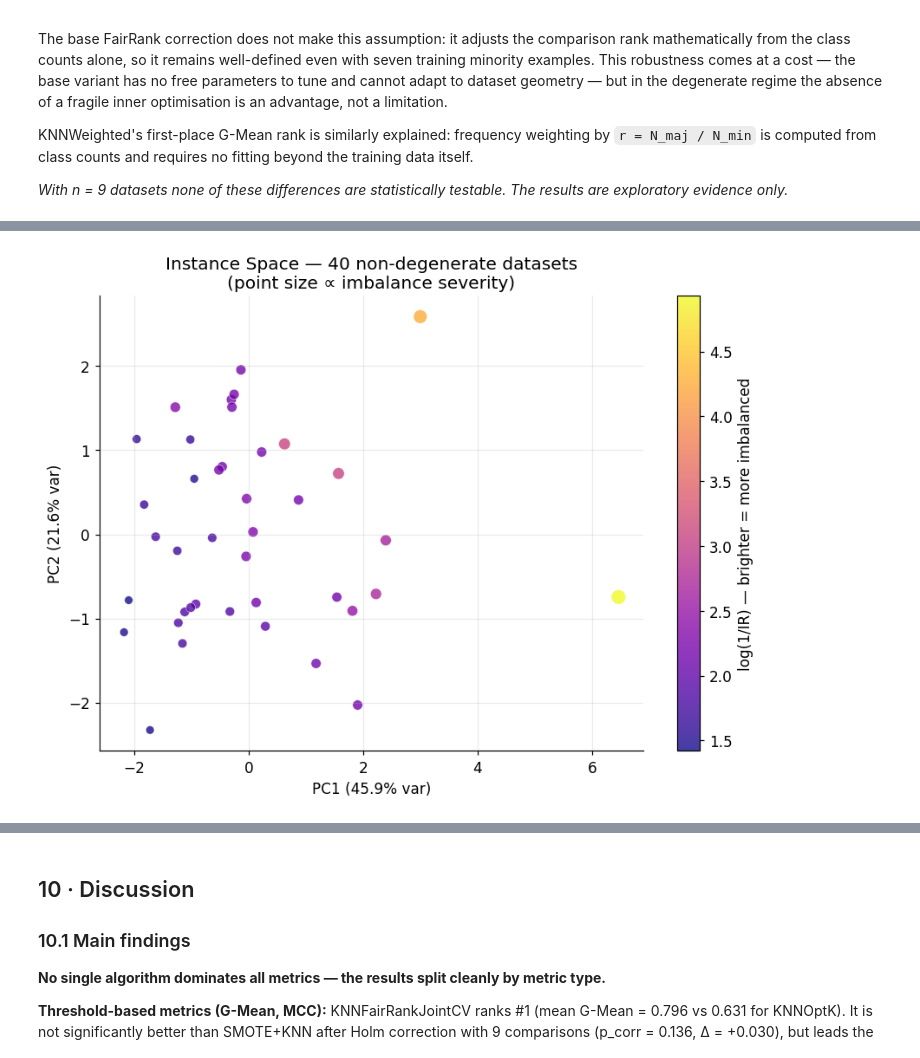
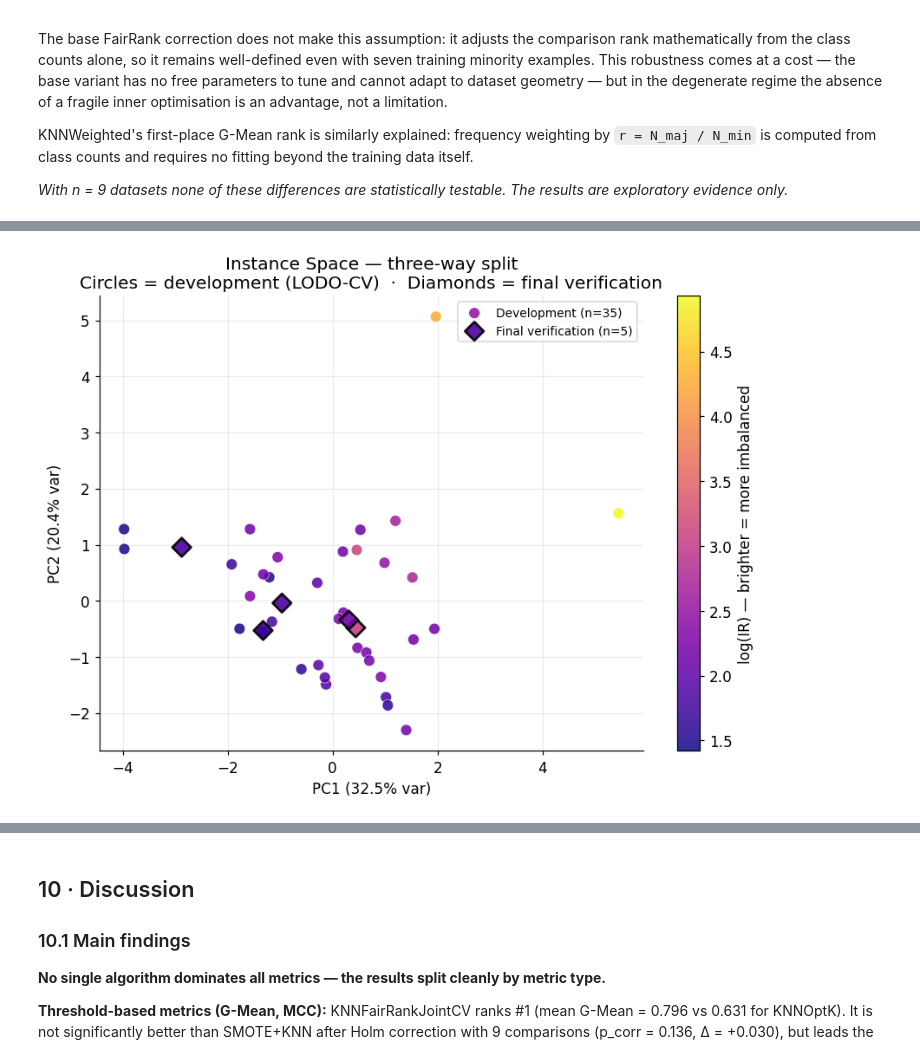
Before and after one commit to zepaulo333/knn_classimbalance, a Jupyter notebook: notebooks/entrega_final.ipynb, the cells around one changed output, grey strips where cells are left out. Saved outputs shown, nothing was run; the diff lists cells and outputs as text; code cells hidden in the pictures.

```diff
--- a/notebooks/entrega_final.ipynb
+++ b/notebooks/entrega_final.ipynb
@@ -1053,38 +1120,76 @@ max            9.206           5.700          4.929          0.711
 # %%
-# ── 9.1 PCA projection to 2-D instance space ─────────────────────────────
+from sklearn.model_selection import StratifiedShuffleSplit
+
+# ── 9.1 Three-way dataset split ──────────────────────────────────────────
+# 5 final-verification datasets are set aside completely.
+# The remaining 35 are the development set, evaluated via LODO-CV in §9.5.
+_ir_vals  = isa_meta.merge(ds_meta[['dataset', 'IR']], on='dataset')['IR'].values
+_ir_qcuts = pd.qcut(_ir_vals, q=4, labels=False)
+
+sss = StratifiedShuffleSplit(n_splits=1, test_size=5, random_state=SEED)
+_dev_idx, _final_idx = next(sss.split(isa_meta, _ir_qcuts))
+
+_dev_names   = set(isa_meta.iloc[_dev_idx]['dataset'])
+_final_names = set(isa_meta.iloc[_final_idx]['dataset'])
+# keep _hold_names as alias so downstream cells that reference it still work
+_hold_names  = _final_names
+
+isa_meta_dev   = isa_meta[isa_meta['dataset'].isin(_dev_names)].reset_index(drop=True)
+isa_meta_hold  = isa_meta[isa_meta['dataset'].isin(_final_names)].reset_index(drop=True)
+
+print(f'Development set      : {len(isa_meta_dev):2d} datasets (LODO-CV evaluation)')
+print(f'Final verification   : {len(isa_meta_hold):2d} datasets (touched once at the end)')
+print(f'\nFinal verification datasets: {sorted(_final_names)}')
+
+# ── 9.2 PCA fitted on all 35 development datasets (for visualisation) ────
 _ISA_FEAT_COLS = [
-    "log_n_samples", "log_n_features", "log_imbalance",
-    "class_entropy", "mean_feat_entropy", "mean_abs_skewness",
+    'log_n_samples', 'log_n_features', 'log_imbalance',
+    'p_over_n', 'mean_feat_cv', 'mean_abs_skewness',
+    'minority_nbr_purity', 'nn_dist_ratio', 'borderline_fraction',
 ]
 
 _isa_scaler  = StandardScaler()
-_X_isa       = _isa_scaler.fit_transform(isa_meta[_ISA_FEAT_COLS].values)
+_X_dev       = _isa_scaler.fit_transform(isa_meta_dev[_ISA_FEAT_COLS].values)
+_X_hold      = _isa_scaler.transform(isa_meta_hold[_ISA_FEAT_COLS].values)
 
-_isa_pca    = PCA(n_components=2, random_state=SEED)
-_isa_coords = _isa_pca.fit_transform(_X_isa)
-_isa_var    = _isa_pca.explained_variance_ratio_
+_isa_pca     = PCA(n_components=2, random_state=SEED)
+_coords_dev  = _isa_pca.fit_transform(_X_dev)
+_coords_hold = _isa_pca.transform(_X_hold)
+_isa_var     = _isa_pca.explained_variance_ratio_
 
-isa_meta = isa_meta.assign(PC1=_isa_coords[:, 0], PC2=_isa_coords[:, 1])
+isa_meta_dev  = isa_meta_dev.assign(PC1=_coords_dev[:, 0],  PC2=_coords_dev[:, 1])
+isa_meta_hold = isa_meta_hold.assign(PC1=_coords_hold[:, 0], PC2=_coords_hold[:, 1])
+isa_meta_all  = pd.concat([isa_meta_dev, isa_meta_hold], ignore_index=True)
 
-print(f"Variance explained: PC1={_isa_var[0]:.1%}  PC2={_isa_var[1]:.1%}  "
-      f"total={sum(_isa_var):.1%}")
-print("\nPCA loadings (what each axis captures):")
+print(f'\nVariance explained: PC1={_isa_var[0]:.1%}  PC2={_isa_var[1]:.1%}  '
+      f'total={sum(_isa_var):.1%}')
+print('\nPCA loadings (fitted on 35 development datasets):')
 _isa_loadings = pd.DataFrame(
-    _isa_pca.components_.T, index=_ISA_FEAT_COLS, columns=["PC1", "PC2"]
+    _isa_pca.components_.T, index=_ISA_FEAT_COLS, columns=['PC1', 'PC2']
 ).round(3)
-print(_isa_loadings.to_string())
+print(_isa_loadings.sort_values('PC1', ascending=False).to_string())
 
-# ── Base scatter: datasets in instance space, coloured by imbalance level ─
+# ── Scatter: dev = solid circles, final verification = hollow diamonds ───
 fig, ax = plt.subplots(figsize=(8, 6))
-_z   = isa_meta["log_imbalance"].values
-_sz  = 40 + 80 * (_z - _z.min()) / (np.ptp(_z) + 1e-9)
-sc   = ax.scatter(isa_meta["PC1"], isa_meta["PC2"], s=_sz, alpha=0.78,
-                  c=_z, cmap="plasma", edgecolors="white", linewidths=0.4)
-plt.colorbar(sc, ax=ax, label="log(1/IR) — brighter = more imbalanced")
-ax.set_xlabel(f"PC1 ({_isa_var[0]:.1%} var)")
-ax.set_ylabel(f"PC2 ({_isa_var[1]:.1%} var)")
-ax.set_title("Instance Space — 40 non-degenerate datasets\n(point size ∝ imbalance severity)")
+_z_dev  = isa_meta_dev['log_imbalance'].values
+_z_hold = isa_meta_hold['log_imbalance'].values
+_vmin, _vmax = min(_z_dev.min(), _z_hold.min()), max(_z_dev.max(), _z_hold.max())
+
+sc = ax.scatter(isa_meta_dev['PC1'], isa_meta_dev['PC2'],
+                c=_z_dev, cmap='plasma', vmin=_vmin, vmax=_vmax,
+                s=70, alpha=0.85, edgecolors='white', linewidths=0.4,
+                marker='o', label='Development (n=35)', zorder=3)
+ax.scatter(isa_meta_hold['PC1'], isa_meta_hold['PC2'],
+           c=_z_hold, cmap='plasma', vmin=_vmin, vmax=_vmax,
+           s=100, alpha=0.90, edgecolors='black', linewidths=1.8,
+           marker='D', label='Final verification (n=5)', zorder=4)
+plt.colorbar(sc, ax=ax, label='log(IR) — brighter = more imbalanced')
+ax.set_xlabel(f'PC1 ({_isa_var[0]:.1%} var)')
+ax.set_ylabel(f'PC2 ({_isa_var[1]:.1%} var)')
+ax.set_title('Instance Space — three-way split\n'
+             'Circles = development (LODO-CV)  ·  Diamonds = final verification')
+ax.legend(fontsize=9)
 plt.tight_layout()
-plt.savefig("results/figures/isa_projection.png", bbox_inches="tight")
+plt.savefig('results/figures/isa_projection.png', bbox_inches='tight')
 plt.show()
 # %% [output]
@@ -1101 +1214 @@ mean_abs_skewness  0.437 -0.489
-[figure, old version]
+[figure, new version]
```
Also changed, not shown: parts of 14 cells of this notebook, 5 other files.
